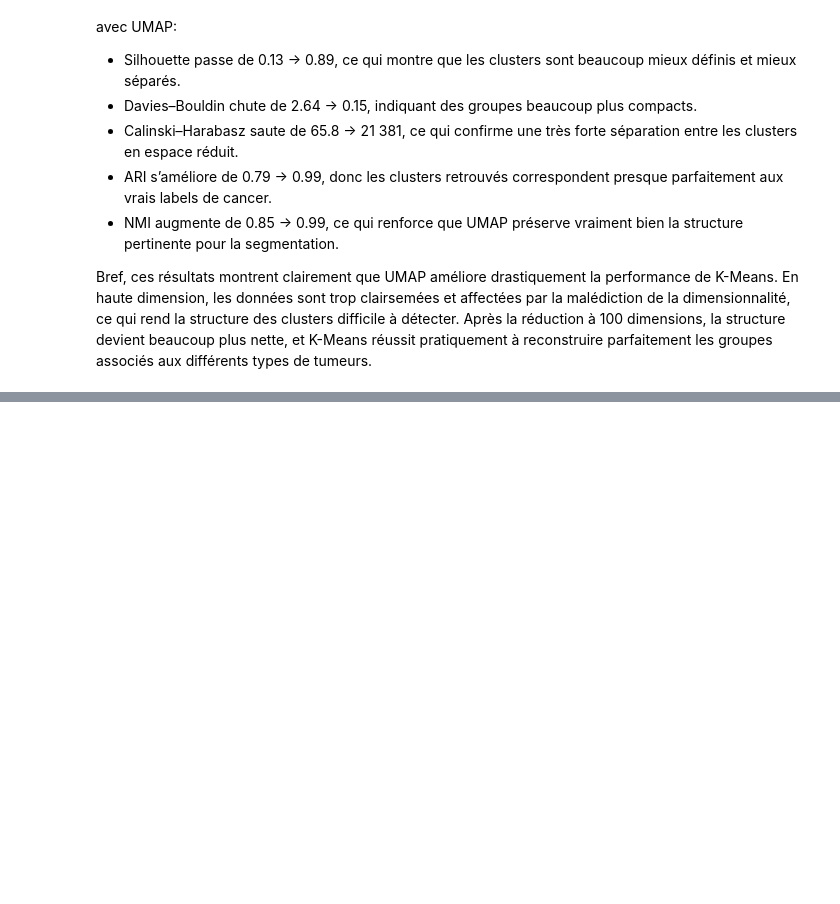
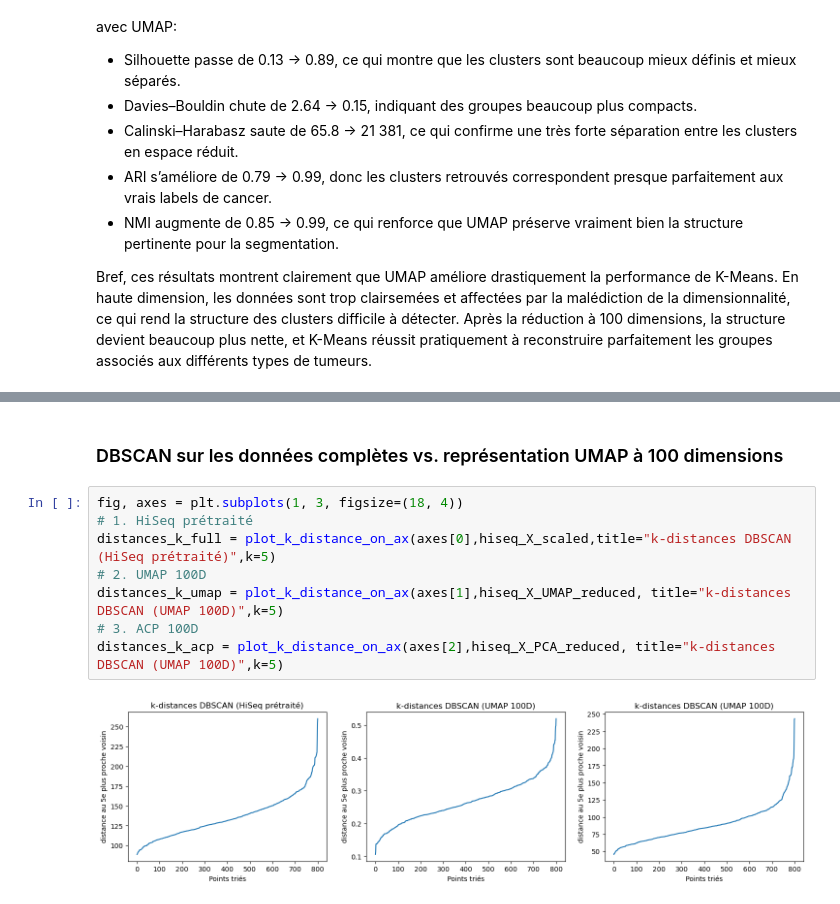
Before and after one commit to AnthonyGlaude/IFT599_TP1, a Jupyter notebook: main.ipynb, the cells around one changed output, grey strips where cells are left out. Drawn from its saved outputs; the diff is of its cells as text; blank space fills up the shorter version.

```diff
--- a/main.ipynb
+++ b/main.ipynb
@@ -138,0 +166,12 @@ Après la réduction à 100 dimensions, la structure devient beaucoup plus nette
+# %% [markdown]
+### DBSCAN sur les données complètes vs. représentation UMAP à 100 dimensions
+# %%
+fig, axes = plt.subplots(1, 3, figsize=(18, 4))
+# 1. HiSeq prétraité
+distances_k_full = plot_k_distance_on_ax(axes[0],hiseq_X_scaled,title="k-distances DBSCAN (HiSeq prétraité)",k=5)
+# 2. UMAP 100D
+distances_k_umap = plot_k_distance_on_ax(axes[1],hiseq_X_UMAP_reduced, title="k-distances DBSCAN (UMAP 100D)",k=5)
+# 3. ACP 100D
+distances_k_acp = plot_k_distance_on_ax(axes[2],hiseq_X_PCA_reduced, title="k-distances DBSCAN (UMAP 100D)",k=5)
+# %% [output]
+[figure, added]
```
Also changed, not shown: parts of 17 cells of this notebook, 3 other files.
